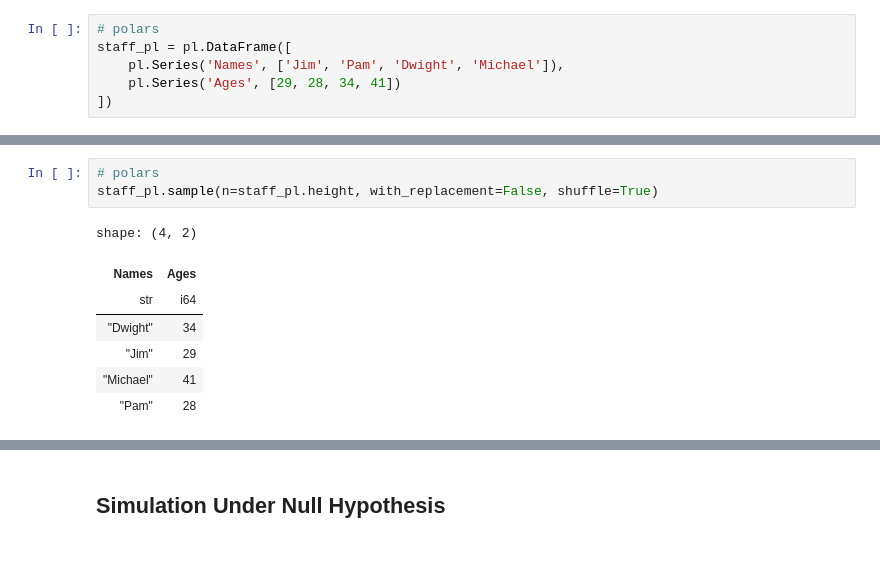
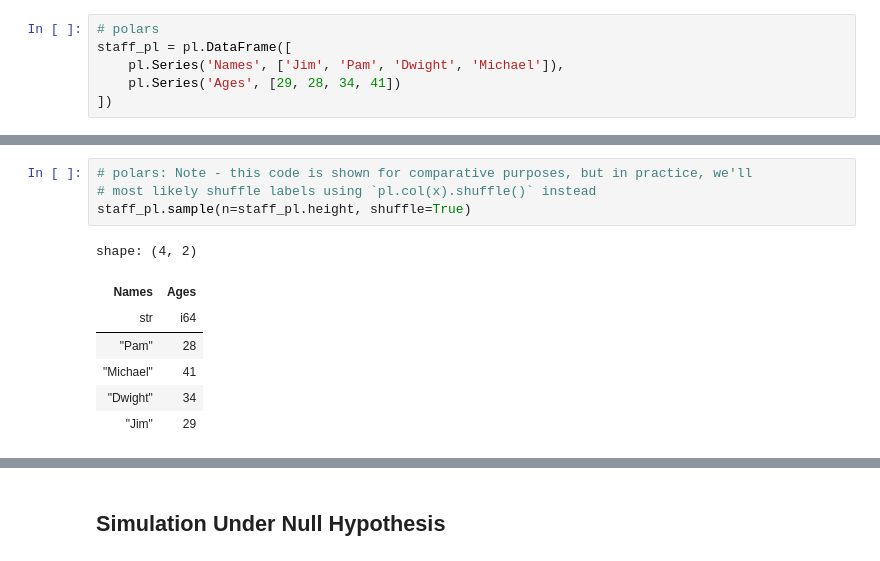
Before and after one commit to dubois-ctds/data8-demo, a Jupyter notebook: lec19/lec19_with_outputs.ipynb, the cells around one changed output, grey strips where cells are left out. Drawn from its saved outputs; the diff is of its cells as text.

```diff
--- a/lec19/lec19_with_outputs.ipynb
+++ b/lec19/lec19_with_outputs.ipynb
@@ -282,15 +255,16 @@ staff.sample(with_replacement = False)
 | Michael | 41 |
-# %%
-# polars
-staff_pl.sample(n=staff_pl.height, with_replacement=False, shuffle=True)
-# %% [output]
-shape: (4, 2)
-| Names | Ages |
-| str | i64 |
-| "Dwight" | 34 |
-| "Jim" | 29 |
-| "Michael" | 41 |
-| "Pam" | 28 |
+# %%
+# polars: Note - this code is shown for comparative purposes, but in practice, we'll
+# most likely shuffle labels using `pl.col(x).shuffle()` instead
+staff_pl.sample(n=staff_pl.height, shuffle=True)
+# %% [output]
+shape: (4, 2)
+| Names | Ages |
+| str | i64 |
+| "Pam" | 28 |
+| "Michael" | 41 |
+| "Dwight" | 34 |
+| "Jim" | 29 |
 # %%
 # datascience
 staff.with_column('Shuffled', staff.sample(with_replacement = False).column(0))
```
Also changed, not shown: parts of 26 cells of this notebook, 1 other file.
